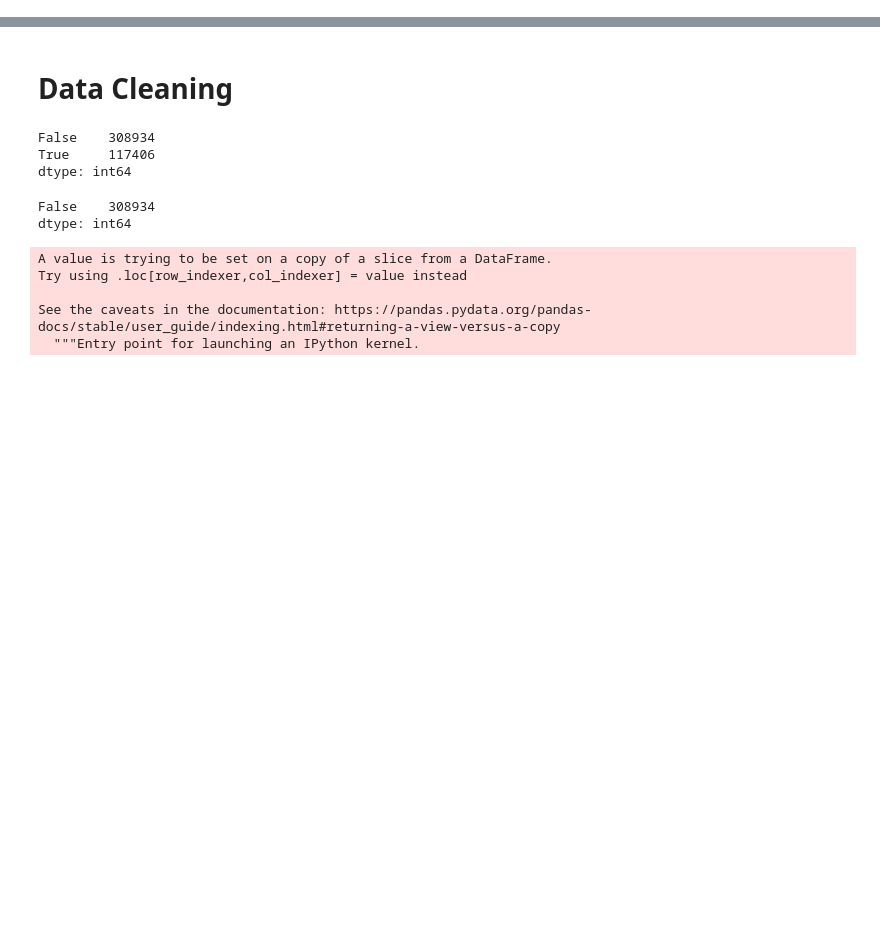
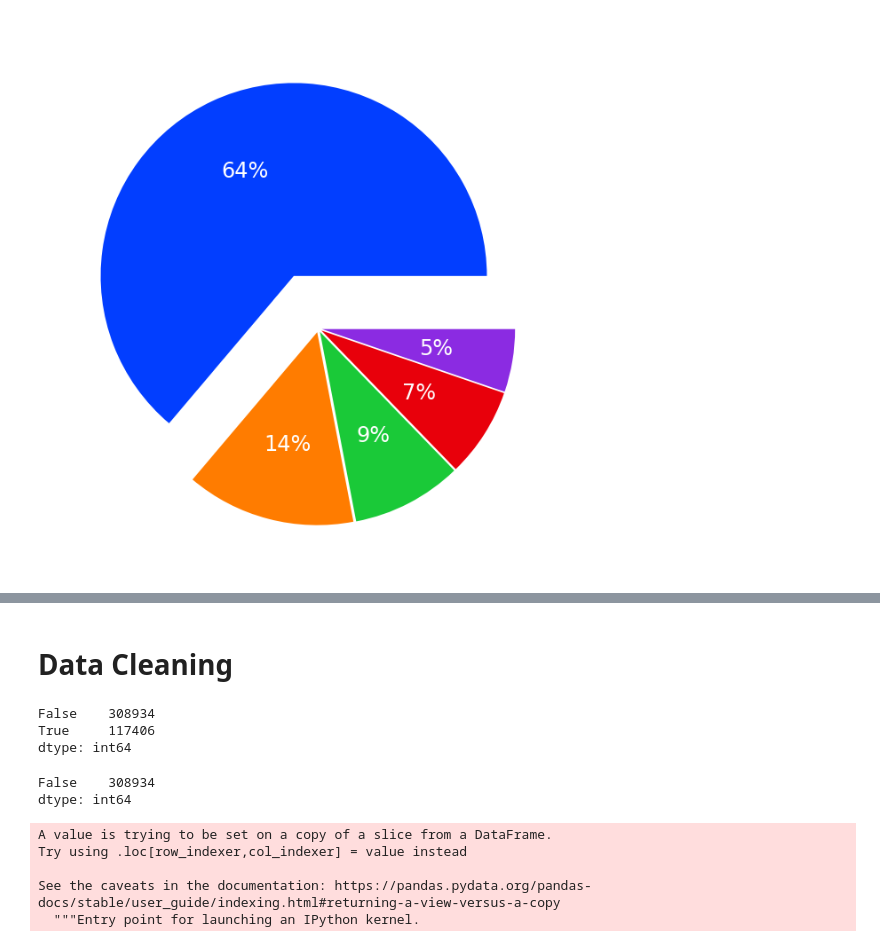
Before and after one commit to wgb-10/F20AA_CW2, a Jupyter notebook: cw2_amazon_food_review.ipynb, the cells around one changed output, grey strips where cells are left out. Cells and saved outputs as stored; diff of their text form; code cells hidden in the pictures; blank space fills up the shorter version.

```diff
--- a/cw2_amazon_food_review.ipynb
+++ b/cw2_amazon_food_review.ipynb
@@ -110,0 +196,21 @@ generate_word_cloud(texts)
+# %%
+# Creating labels for Pie Plot
+labels_num = train["Score"].value_counts().index.tolist()
+
+labels = []
+for i in labels_num:
+    labels.append(f"Score: {i}")
+
+# Setting color scheme for the pie plot
+colors = sns.color_palette('bright')
+
+# For adding highting to the most dense review count
+explode = [0.3,0.02,0.02,0.02,0.02]
+
+# Plotting the pie chart
+plt.figure(figsize=(20,10))
+plt.title("Pie Plot to show Proportion of each Score", pad=50, fontsize=30, color= 'white')
+plt.pie(train["Score"].value_counts(),colors = colors, labels = labels, autopct = '%0.0f%%', explode = explode, textprops={'fontsize': 24, 'color': 'white'})
+plt.show()
+# %% [output]
+[figure, added]
```
Also changed, not shown: parts of 45 cells of this notebook.
